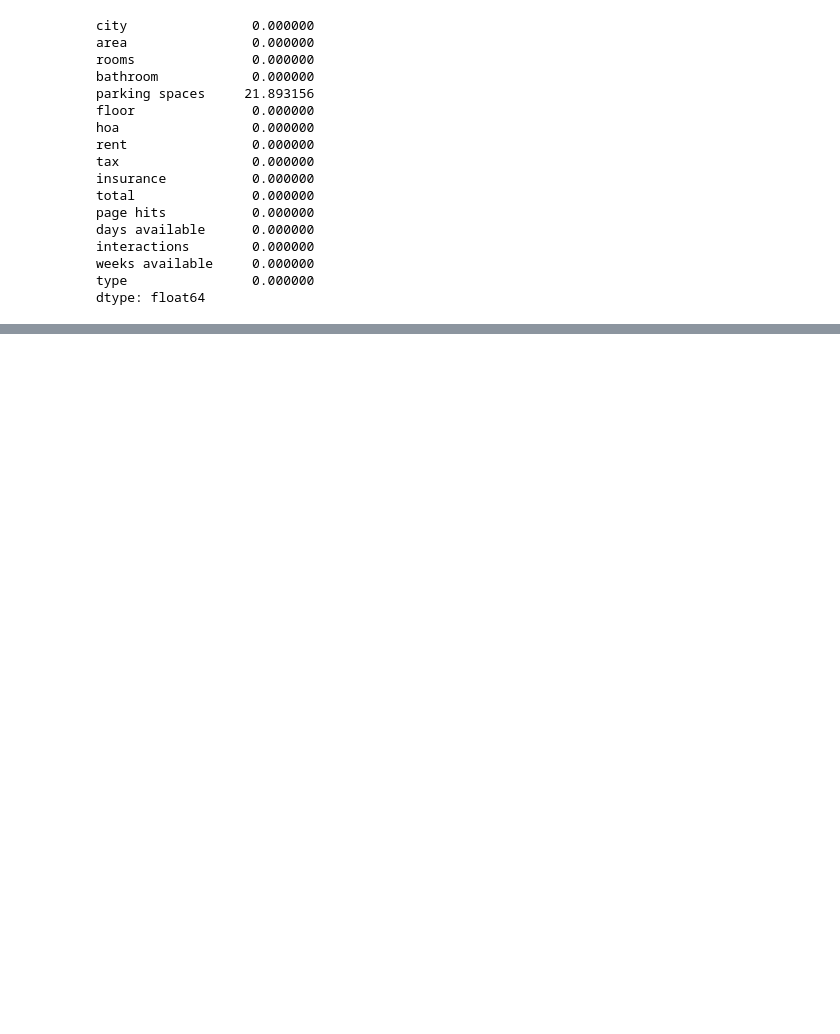
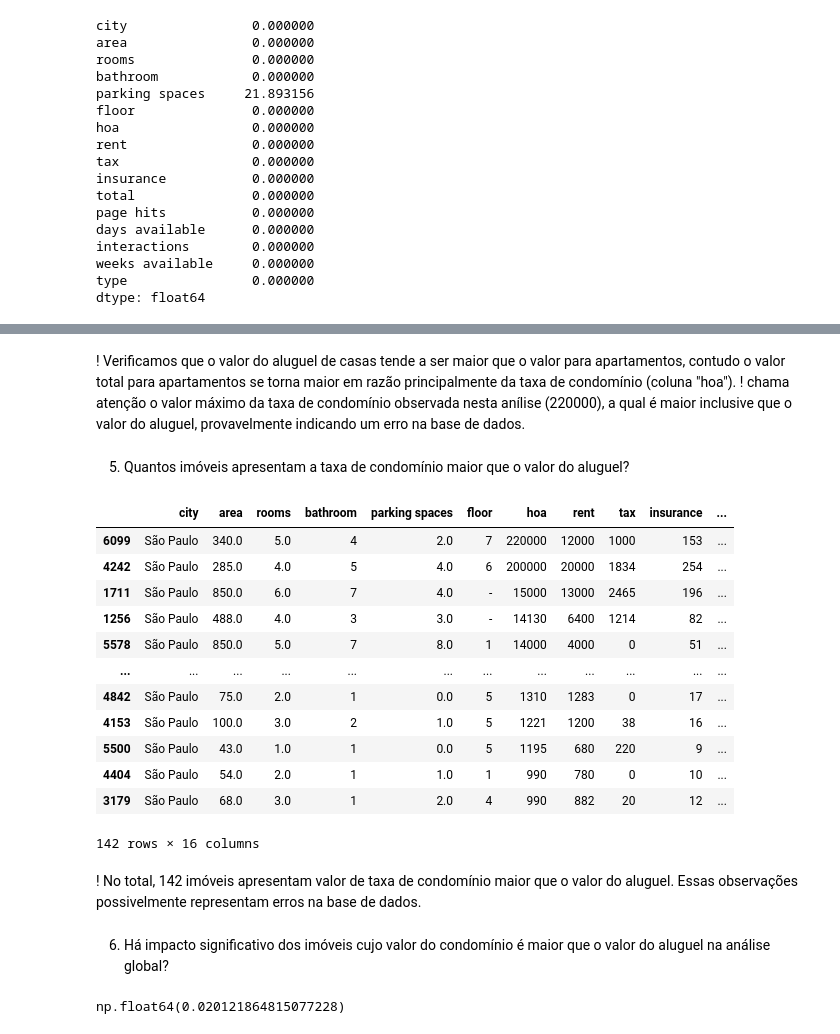
Before and after one commit to cleber-lamartine/projeto_ada_1715, a Jupyter notebook: projeto1715.ipynb, the cells around one changed output, grey strips where cells are left out. Saved outputs shown, nothing was run; the diff lists cells and outputs as text; code cells hidden in the pictures; blank space fills up the shorter version.

Commit message:
adicionado novas análises

```diff
--- a/projeto1715.ipynb
+++ b/projeto1715.ipynb
@@ -98,0 +182,29 @@ casas_filtrada.groupby('parking spaces').agg({'rent': 'mean'})
+# %% [markdown]
+! Verificamos que o valor do aluguel de casas tende a ser maior que o valor para apartamentos, contudo o valor total para apartamentos se torna maior em razão principalmente da taxa de condomínio (coluna "hoa").
+! chama atenção o valor máximo da taxa de condomínio observada nesta anílise (220000), a qual é maior inclusive que o valor do aluguel, provavelmente indicando um erro na base de dados.
+# %% [markdown]
+5) Quantos imóveis apresentam a taxa de condomínio maior que o valor do aluguel?
+# %%
+casas_filtrada[casas_filtrada["hoa"] > casas_filtrada["rent"]].sort_values("hoa", ascending=False)
+# %% [output]
+|  | city | area | rooms | bathroom | parking spaces | floor | hoa | rent | tax | insurance | ... |
+| 6099 | São Paulo | 340.0 | 5.0 | 4 | 2.0 | 7 | 220000 | 12000 | 1000 | 153 | ... |
+| 4242 | São Paulo | 285.0 | 4.0 | 5 | 4.0 | 6 | 200000 | 20000 | 1834 | 254 | ... |
+| 1711 | São Paulo | 850.0 | 6.0 | 7 | 4.0 | - | 15000 | 13000 | 2465 | 196 | ... |
+| 1256 | São Paulo | 488.0 | 4.0 | 3 | 3.0 | - | 14130 | 6400 | 1214 | 82 | ... |
+| 5578 | São Paulo | 850.0 | 5.0 | 7 | 8.0 | 1 | 14000 | 4000 | 0 | 51 | ... |
+| ... | ... | ... | ... | ... | ... | ... | ... | ... | ... | ... | ... |
+| 4842 | São Paulo | 75.0 | 2.0 | 1 | 0.0 | 5 | 1310 | 1283 | 0 | 17 | ... |
+| 4153 | São Paulo | 100.0 | 3.0 | 2 | 1.0 | 5 | 1221 | 1200 | 38 | 16 | ... |
+| 5500 | São Paulo | 43.0 | 1.0 | 1 | 0.0 | 5 | 1195 | 680 | 220 | 9 | ... |
+| 4404 | São Paulo | 54.0 | 2.0 | 1 | 1.0 | 1 | 990 | 780 | 0 | 10 | ... |
+| 3179 | São Paulo | 68.0 | 3.0 | 1 | 2.0 | 4 | 990 | 882 | 20 | 12 | ... |
+142 rows × 16 columns
+# %% [markdown]
+! No total, 142 imóveis apresentam valor de taxa de condomínio maior que o valor do aluguel. Essas observações possivelmente representam erros na base de dados.
+# %% [markdown]
+6) Há impacto significativo dos imóveis cujo valor do condomínio é maior que o valor do aluguel na análise global?
+# %%
+casas_filtrada[casas_filtrada["hoa"] > casas_filtrada["rent"]].value_counts().sum()/casas_filtrada.shape[0]
+# %% [output]
+np.float64(0.020121864815077228)
```
Also changed, not shown: parts of 23 cells of this notebook.
